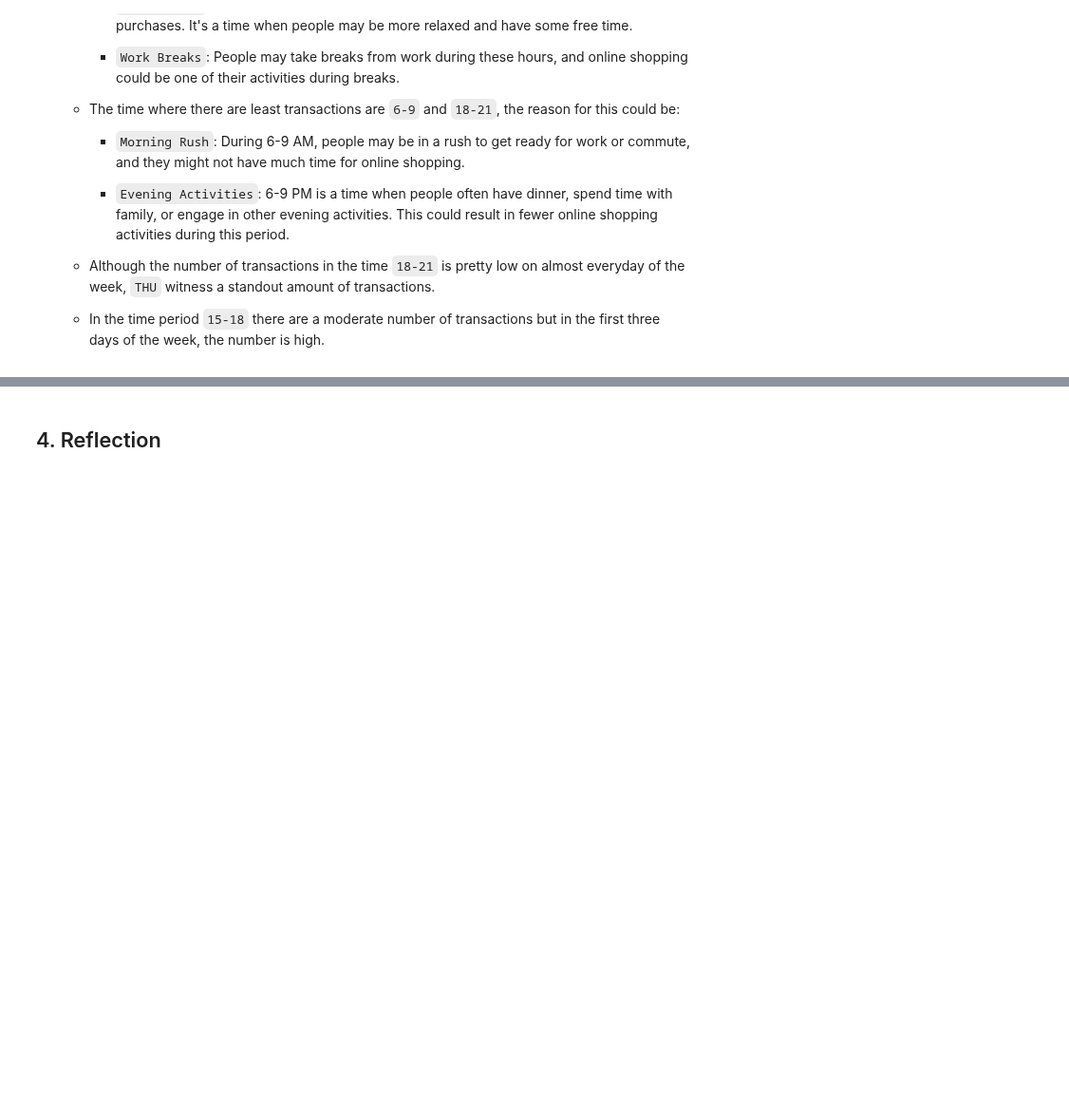
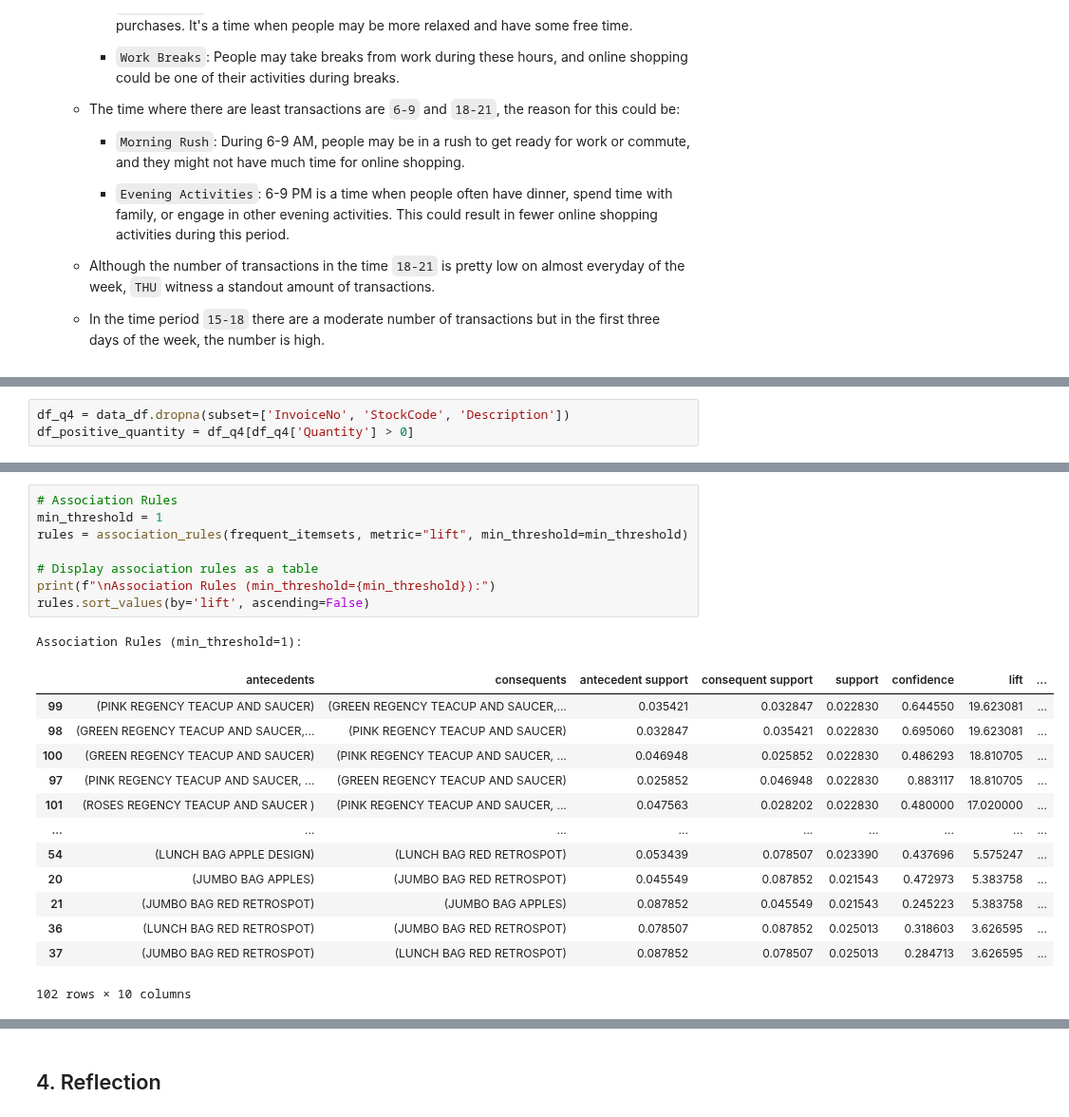
Before and after one commit to Ha0203/FinalProject_LTKHDL, a Jupyter notebook: main_branch.ipynb, the cells around one changed output, grey strips where cells are left out. Shown at 95% size. Saved outputs shown, nothing was run; the diff lists cells and outputs as text; blank space fills up the shorter version.

```diff
--- a/main_branch.ipynb
+++ b/main_branch.ipynb
@@ -891,0 +891,3 @@ plt.show()
+# %%
+df_q4 = data_df.dropna(subset=['InvoiceNo', 'StockCode', 'Description'])
+df_positive_quantity = df_q4[df_q4['Quantity'] > 0]
@@ -891,0 +958,23 @@ plt.show()
+# %%
+# Association Rules
+min_threshold = 1
+rules = association_rules(frequent_itemsets, metric="lift", min_threshold=min_threshold)
+
+# Display association rules as a table
+print(f"\nAssociation Rules (min_threshold={min_threshold}):")
+rules.sort_values(by='lift', ascending=False)
+# %% [output]
+Association Rules (min_threshold=1):
+|  | antecedents | consequents | antecedent support | consequent support | support | confidence | lift | ... |
+| 99 | (PINK REGENCY TEACUP AND SAUCER) | (GREEN REGENCY TEACUP AND SAUCER,... | 0.035421 | 0.032847 | 0.022830 | 0.644550 | 19.623081 | ... |
+| 98 | (GREEN REGENCY TEACUP AND SAUCER,... | (PINK REGENCY TEACUP AND SAUCER) | 0.032847 | 0.035421 | 0.022830 | 0.695060 | 19.623081 | ... |
+| 100 | (GREEN REGENCY TEACUP AND SAUCER) | (PINK REGENCY TEACUP AND SAUCER, ... | 0.046948 | 0.025852 | 0.022830 | 0.486293 | 18.810705 | ... |
+| 97 | (PINK REGENCY TEACUP AND SAUCER, ... | (GREEN REGENCY TEACUP AND SAUCER) | 0.025852 | 0.046948 | 0.022830 | 0.883117 | 18.810705 | ... |
+| 101 | (ROSES REGENCY TEACUP AND SAUCER ) | (PINK REGENCY TEACUP AND SAUCER, ... | 0.047563 | 0.028202 | 0.022830 | 0.480000 | 17.020000 | ... |
+| ... | ... | ... | ... | ... | ... | ... | ... | ... |
+| 54 | (LUNCH BAG APPLE DESIGN) | (LUNCH BAG RED RETROSPOT) | 0.053439 | 0.078507 | 0.023390 | 0.437696 | 5.575247 | ... |
+| 20 | (JUMBO BAG APPLES) | (JUMBO BAG RED RETROSPOT) | 0.045549 | 0.087852 | 0.021543 | 0.472973 | 5.383758 | ... |
+| 21 | (JUMBO BAG RED RETROSPOT) | (JUMBO BAG APPLES) | 0.087852 | 0.045549 | 0.021543 | 0.245223 | 5.383758 | ... |
+| 36 | (LUNCH BAG RED RETROSPOT) | (JUMBO BAG RED RETROSPOT) | 0.078507 | 0.087852 | 0.025013 | 0.318603 | 3.626595 | ... |
+| 37 | (JUMBO BAG RED RETROSPOT) | (LUNCH BAG RED RETROSPOT) | 0.087852 | 0.078507 | 0.025013 | 0.284713 | 3.626595 | ... |
+102 rows × 10 columns
```
Also changed, not shown: parts of 21 cells of this notebook.
